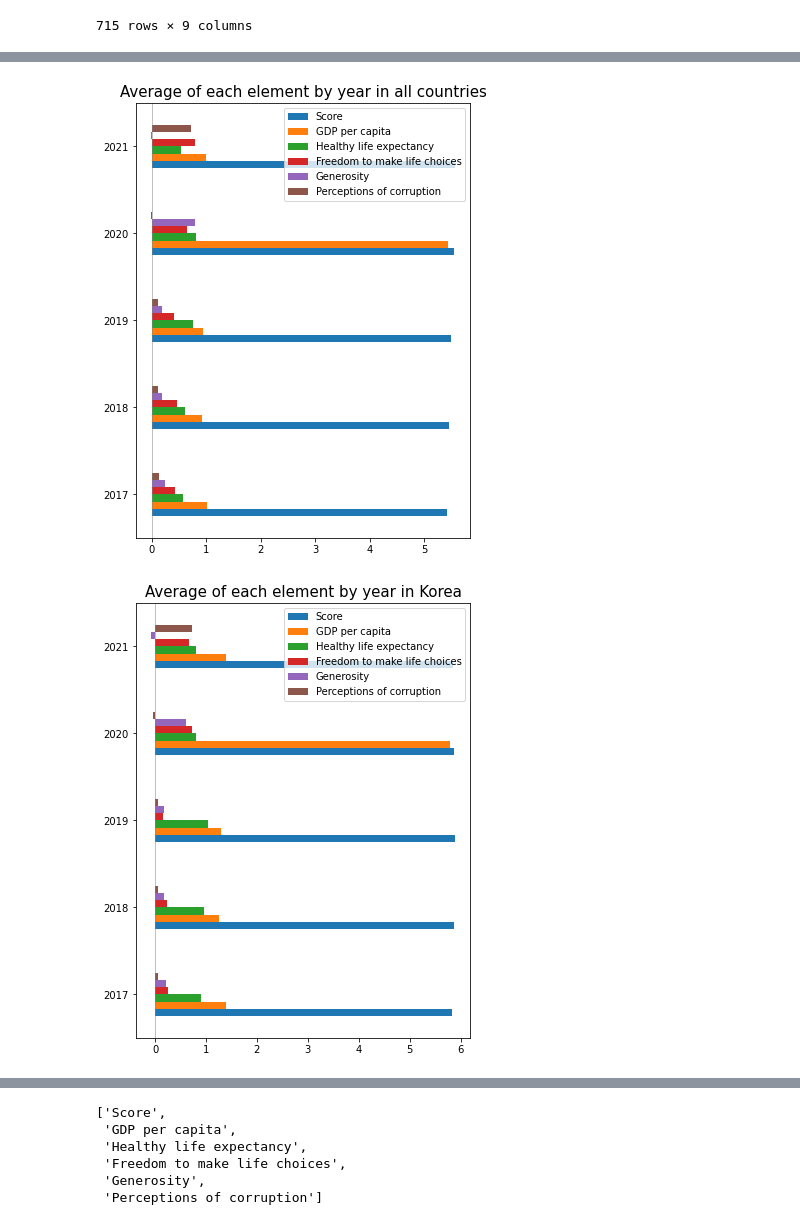
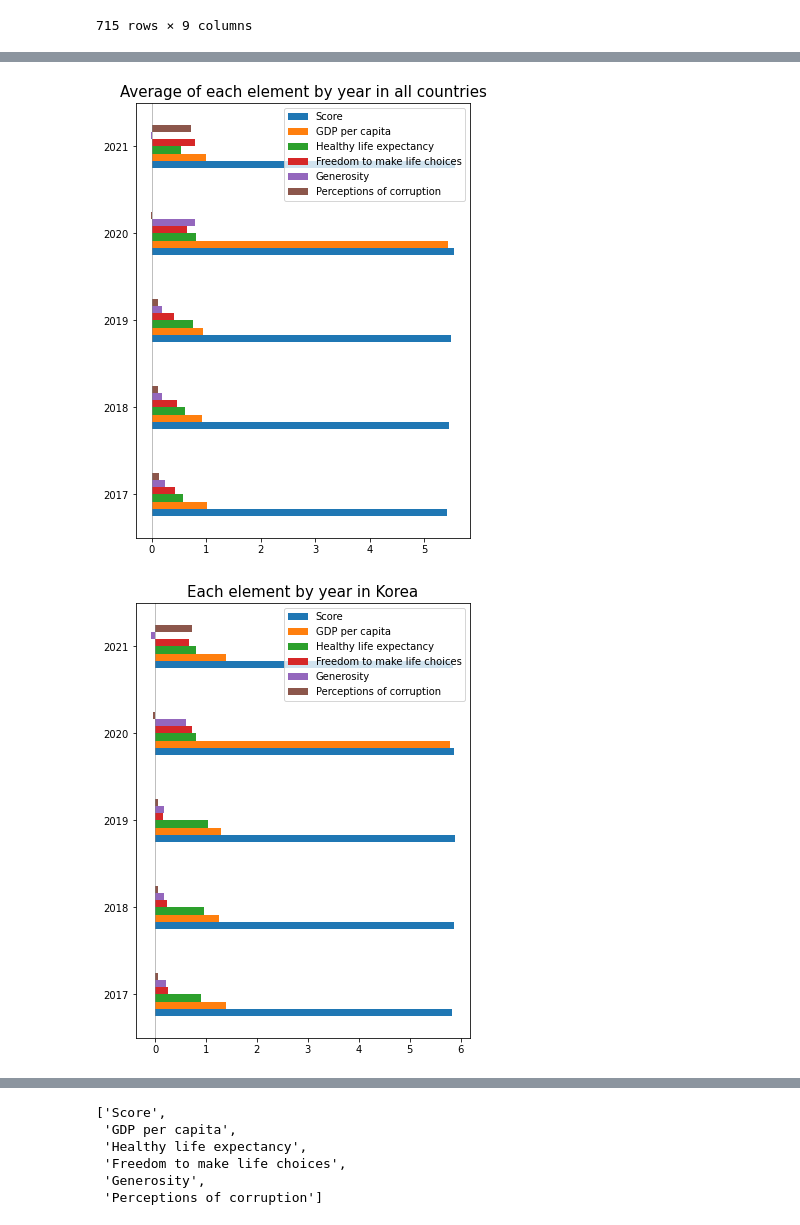
Before and after one commit to Sim-mi-gyeong/DataAnalysis, a Jupyter notebook: TermProject04_Korea's_comparision.ipynb, the cells around one changed output, grey strips where cells are left out. Saved outputs shown, nothing was run; the diff lists cells and outputs as text; code cells hidden in the pictures.

```diff
--- a/TermProject04_Korea's_comparision.ipynb
+++ b/TermProject04_Korea's_comparision.ipynb
@@ -173,29 +114,29 @@ df_Korea2017
 # %%
 labels=[2017,2018,2019,2020,2021]
 # [0.5, 1.0, 1.5, 2.0, 2.5, 3.0, 3.5, 4.0, 4.5, 5.0, 5.5, 6.0]
 
 ax=df_mean.drop('Year', axis=1).plot.barh(rot=0)
 ax.set_yticklabels(labels)
 ax.set_yticklabels(ax.get_yticklabels(), fontsize=10)
 ax.axvline(0, color='gray', linewidth=.5)
 fig = plt.gcf()
 fig.set_size_inches(6,8)
 plt.title('Average of each element by year in all countries', fontsize=15)
 
 ax=df_Korea.drop('Year', axis=1).plot.barh(rot=0)
 ax.set_yticklabels(labels)
 ax.set_yticklabels(ax.get_yticklabels(), fontsize=10)
 ax.axvline(0, color='gray', linewidth=.5)
 fig = plt.gcf()
 fig.set_size_inches(6,8)
-plt.title('Average of each element by year in Korea', fontsize=15)
+plt.title('Each element by year in Korea', fontsize=15)
 
 # ax=df_Korea.drop('Year', axis=1).plot.barh(rot=0)
 
 plt.show()
 # %% [output]
 [figure]
-[figure, old version]
+[figure, new version]
 # %%
 # df_Korea=df_Korea.drop(['Year'], axis=1)
 df_Korea=df_Korea.drop(['Regional indicator'], axis=1)
```
Also changed, not shown: parts of 16 cells of this notebook.
